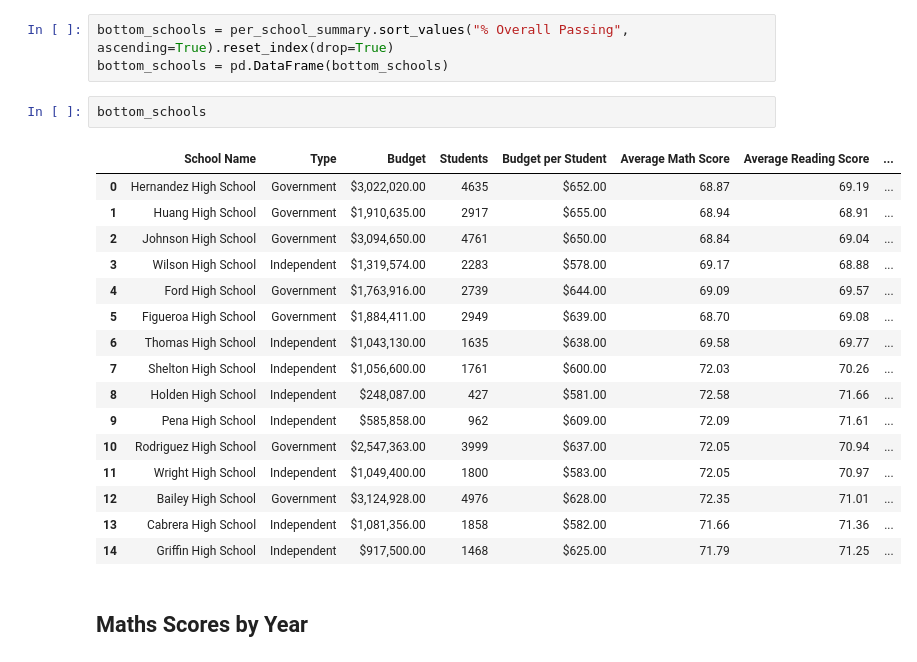
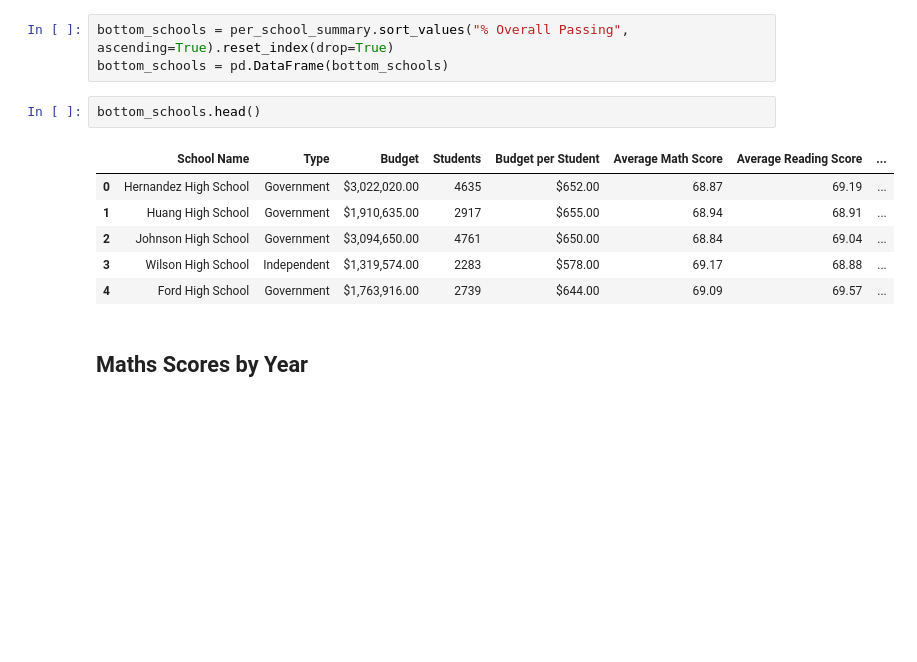
Before and after one commit to au-jr/pandas-challenge, a Jupyter notebook: PyCitySchools/PyCitySchools_starter.ipynb, the cells around one changed output. Saved outputs shown, nothing was run; the diff lists cells and outputs as text; blank space fills up the shorter version.

```diff
--- a/PyCitySchools/PyCitySchools_starter.ipynb
+++ b/PyCitySchools/PyCitySchools_starter.ipynb
@@ -382,24 +382,14 @@ top_schools.head()
 bottom_schools = per_school_summary.sort_values("% Overall Passing", ascending=True).reset_index(drop=True)
 bottom_schools = pd.DataFrame(bottom_schools)
 # %%
-bottom_schools
+bottom_schools.head()
 # %% [output]
 |  | School Name | Type | Budget | Students | Budget per Student | Average Math Score | Average Reading Score | ... |
 | 0 | Hernandez High School | Government | $3,022,020.00 | 4635 | $652.00 | 68.87 | 69.19 | ... |
 | 1 | Huang High School | Government | $1,910,635.00 | 2917 | $655.00 | 68.94 | 68.91 | ... |
 | 2 | Johnson High School | Government | $3,094,650.00 | 4761 | $650.00 | 68.84 | 69.04 | ... |
 | 3 | Wilson High School | Independent | $1,319,574.00 | 2283 | $578.00 | 69.17 | 68.88 | ... |
 | 4 | Ford High School | Government | $1,763,916.00 | 2739 | $644.00 | 69.09 | 69.57 | ... |
-| 5 | Figueroa High School | Government | $1,884,411.00 | 2949 | $639.00 | 68.70 | 69.08 | ... |
-| 6 | Thomas High School | Independent | $1,043,130.00 | 1635 | $638.00 | 69.58 | 69.77 | ... |
-| 7 | Shelton High School | Independent | $1,056,600.00 | 1761 | $600.00 | 72.03 | 70.26 | ... |
-| 8 | Holden High School | Independent | $248,087.00 | 427 | $581.00 | 72.58 | 71.66 | ... |
-| 9 | Pena High School | Independent | $585,858.00 | 962 | $609.00 | 72.09 | 71.61 | ... |
-| 10 | Rodriguez High School | Government | $2,547,363.00 | 3999 | $637.00 | 72.05 | 70.94 | ... |
-| 11 | Wright High School | Independent | $1,049,400.00 | 1800 | $583.00 | 72.05 | 70.97 | ... |
-| 12 | Bailey High School | Government | $3,124,928.00 | 4976 | $628.00 | 72.35 | 71.01 | ... |
-| 13 | Cabrera High School | Independent | $1,081,356.00 | 1858 | $582.00 | 71.66 | 71.36 | ... |
-| 14 | Griffin High School | Independent | $917,500.00 | 1468 | $625.00 | 71.79 | 71.25 | ... |
 # %% [markdown]
 ## Maths Scores by Year
 # %% [markdown]
```
Also changed, not shown: 1 other file.
